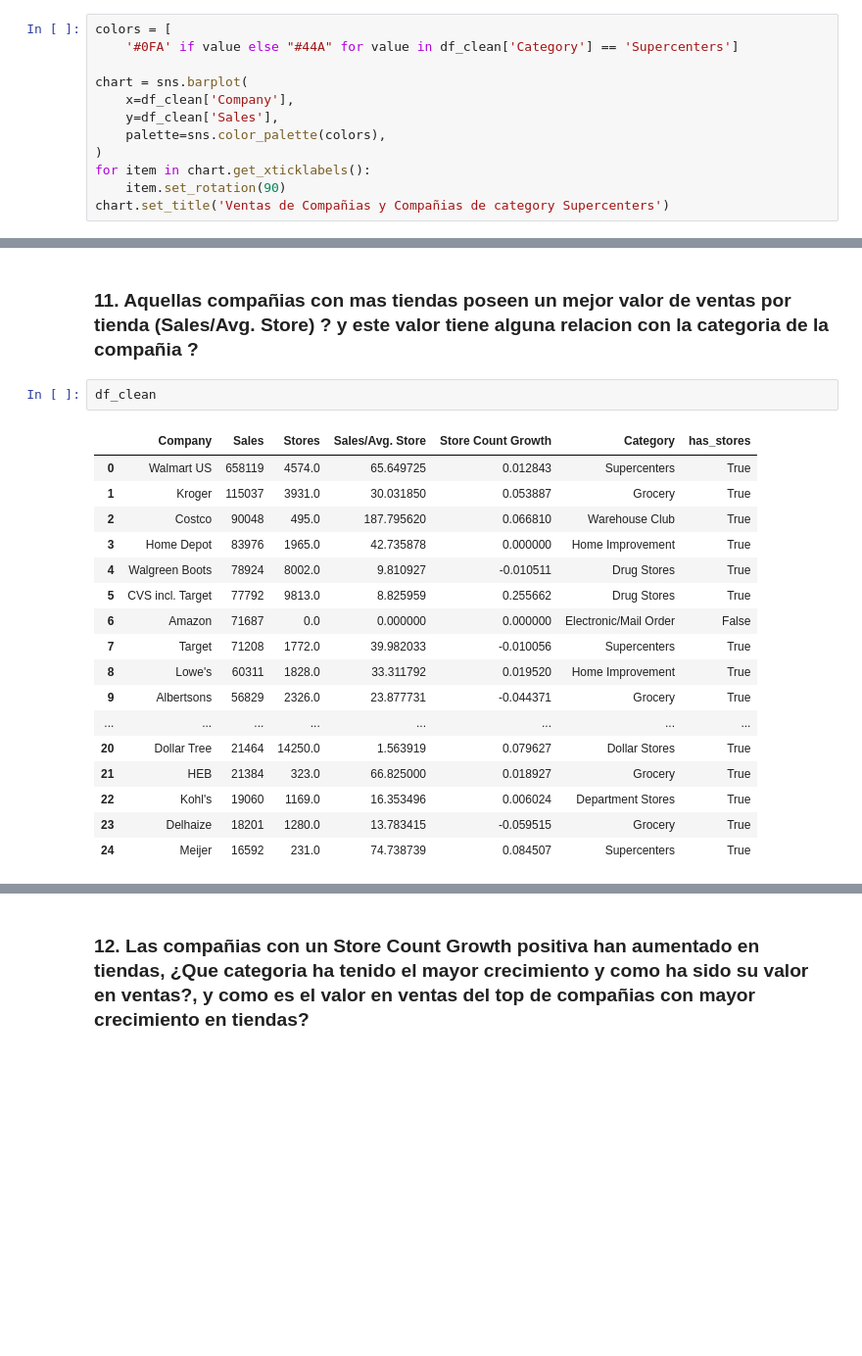
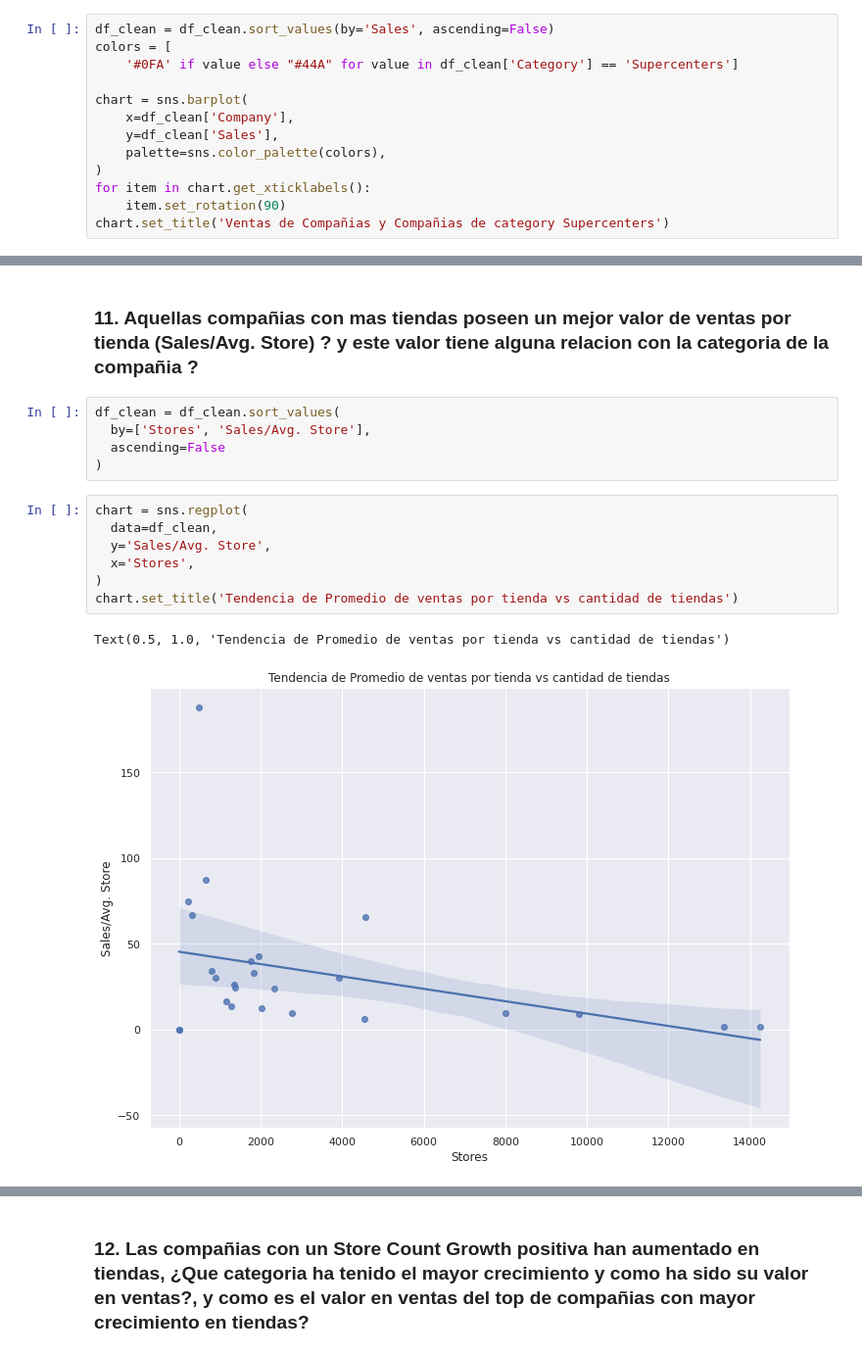
Before and after one commit to LuisReyes98/platzi-datacademy-proyecto, a Jupyter notebook: proyecto_datacademy.ipynb, the cells around one changed output, grey strips where cells are left out. Shown at 98% size. Drawn from its saved outputs; the diff is of its cells as text; blank space fills up the shorter version.

```diff
--- a/proyecto_datacademy.ipynb
+++ b/proyecto_datacademy.ipynb
@@ -991,6 +997,7 @@ df.head(3)
 # %% [markdown]
 Podemos ver que **Wallmart US** que esta en la categoria de **Supercenters** tiene un dominio tan grande que eleva esta categoria al top 1 y si retiramos Walmart US del analisis notamos que **Supercenters** es la 5ta categoria en ventas por lo que podemos decir que en terminos generales que Wallmart US es la compañia que genera mejor le va de todos los Supercenters por una diferencia de $570.319,00 dolares, ya que todas los supercenters tienen un valor de ventas sumado de $87.800,00 dolares. Mientras que Walmart US tiene un valor de ventas de $658.119,00 dolares por si solo.
 # %%
+df_clean = df_clean.sort_values(by='Sales', ascending=False)
 colors = [
     '#0FA' if value else "#44A" for value in df_clean['Category'] == 'Supercenters']
 
@@ -1056,23 +1063,18 @@ Podemos observar en el analisis que sin tomar en cuenta **Walmart US** categoria
 Del mismo modo vemos como la categoria **'Supercenters'** es levantada unicamente por **Walmart US**, con **Target** en el top 7 y **Meijer** en el ultimo lugar, por lo cual podemos decir que **Walmart US** es la unica compañia de la categoria de **Supercenters** que posee un alto crecimiento y alto valor en ventas.
 # %% [markdown]
 ### 11. Aquellas compañias con mas tiendas poseen un mejor valor de ventas por tienda (Sales/Avg. Store) ? y este valor tiene alguna relacion con la categoria de la compañia ?
-# %%
-df_clean
-# %% [output]
-|  | Company | Sales | Stores | Sales/Avg. Store | Store Count Growth | Category | has_stores |
-| 0 | Walmart US | 658119 | 4574.0 | 65.649725 | 0.012843 | Supercenters | True |
-| 1 | Kroger | 115037 | 3931.0 | 30.031850 | 0.053887 | Grocery | True |
-| 2 | Costco | 90048 | 495.0 | 187.795620 | 0.066810 | Warehouse Club | True |
-| 3 | Home Depot | 83976 | 1965.0 | 42.735878 | 0.000000 | Home Improvement | True |
-| 4 | Walgreen Boots | 78924 | 8002.0 | 9.810927 | -0.010511 | Drug Stores | True |
-| 5 | CVS incl. Target | 77792 | 9813.0 | 8.825959 | 0.255662 | Drug Stores | True |
-| 6 | Amazon | 71687 | 0.0 | 0.000000 | 0.000000 | Electronic/Mail Order | False |
-| 7 | Target | 71208 | 1772.0 | 39.982033 | -0.010056 | Supercenters | True |
-| 8 | Lowe's | 60311 | 1828.0 | 33.311792 | 0.019520 | Home Improvement | True |
-| 9 | Albertsons | 56829 | 2326.0 | 23.877731 | -0.044371 | Grocery | True |
-| ... | ... | ... | ... | ... | ... | ... | ... |
-| 20 | Dollar Tree | 21464 | 14250.0 | 1.563919 | 0.079627 | Dollar Stores | True |
-| 21 | HEB | 21384 | 323.0 | 66.825000 | 0.018927 | Grocery | True |
-| 22 | Kohl's | 19060 | 1169.0 | 16.353496 | 0.006024 | Department Stores | True |
-| 23 | Delhaize | 18201 | 1280.0 | 13.783415 | -0.059515 | Grocery | True |
-| 24 | Meijer | 16592 | 231.0 | 74.738739 | 0.084507 | Supercenters | True |
+# %%
+df_clean = df_clean.sort_values(
+  by=['Stores', 'Sales/Avg. Store'],
+  ascending=False
+)
+# %%
+chart = sns.regplot(
+  data=df_clean,
+  y='Sales/Avg. Store',
+  x='Stores',
+)
+chart.set_title('Tendencia de Promedio de ventas por tienda vs cantidad de tiendas')
+# %% [output]
+Text(0.5, 1.0, 'Tendencia de Promedio de ventas por tienda vs cantidad de tiendas')
+[figure, added]
```
Also changed, not shown: parts of 25 cells of this notebook.
